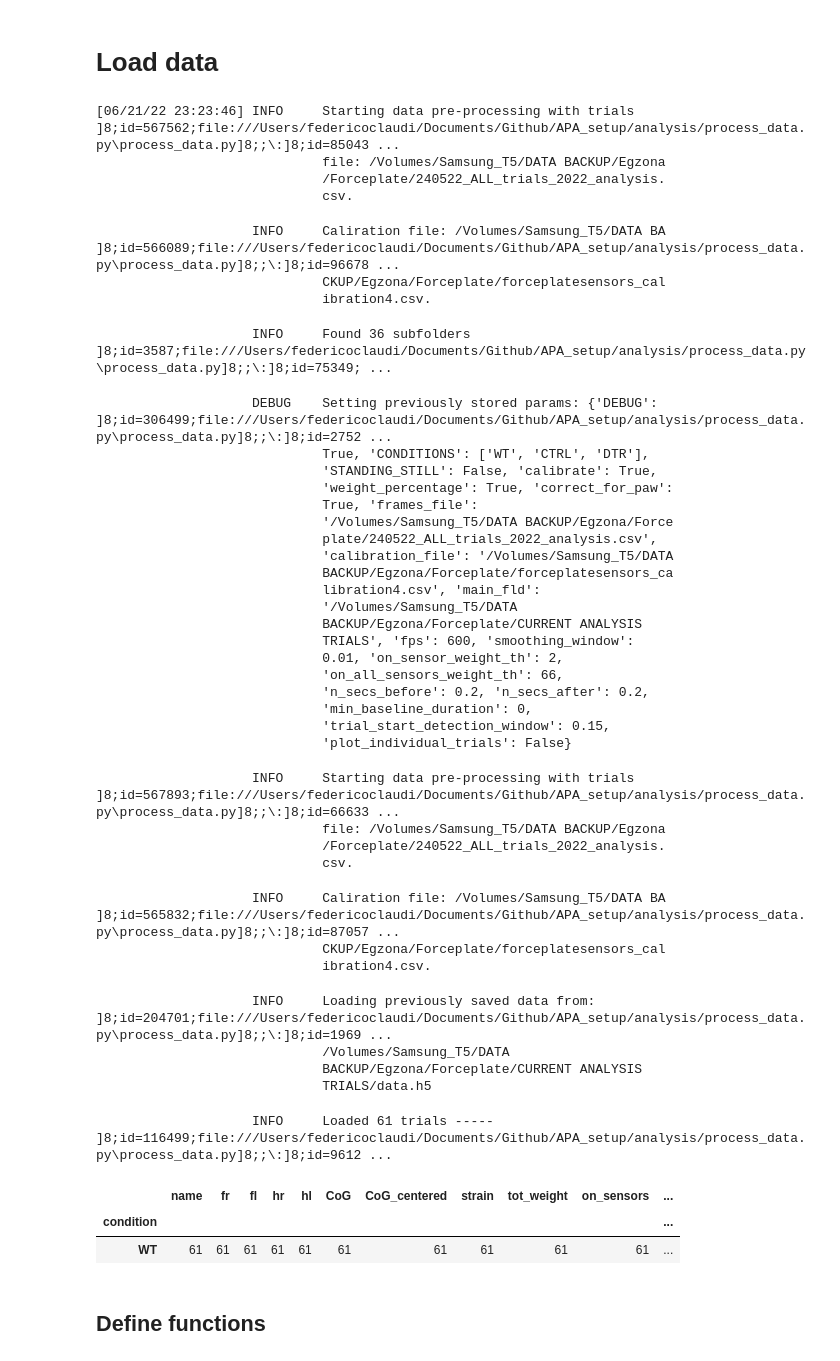
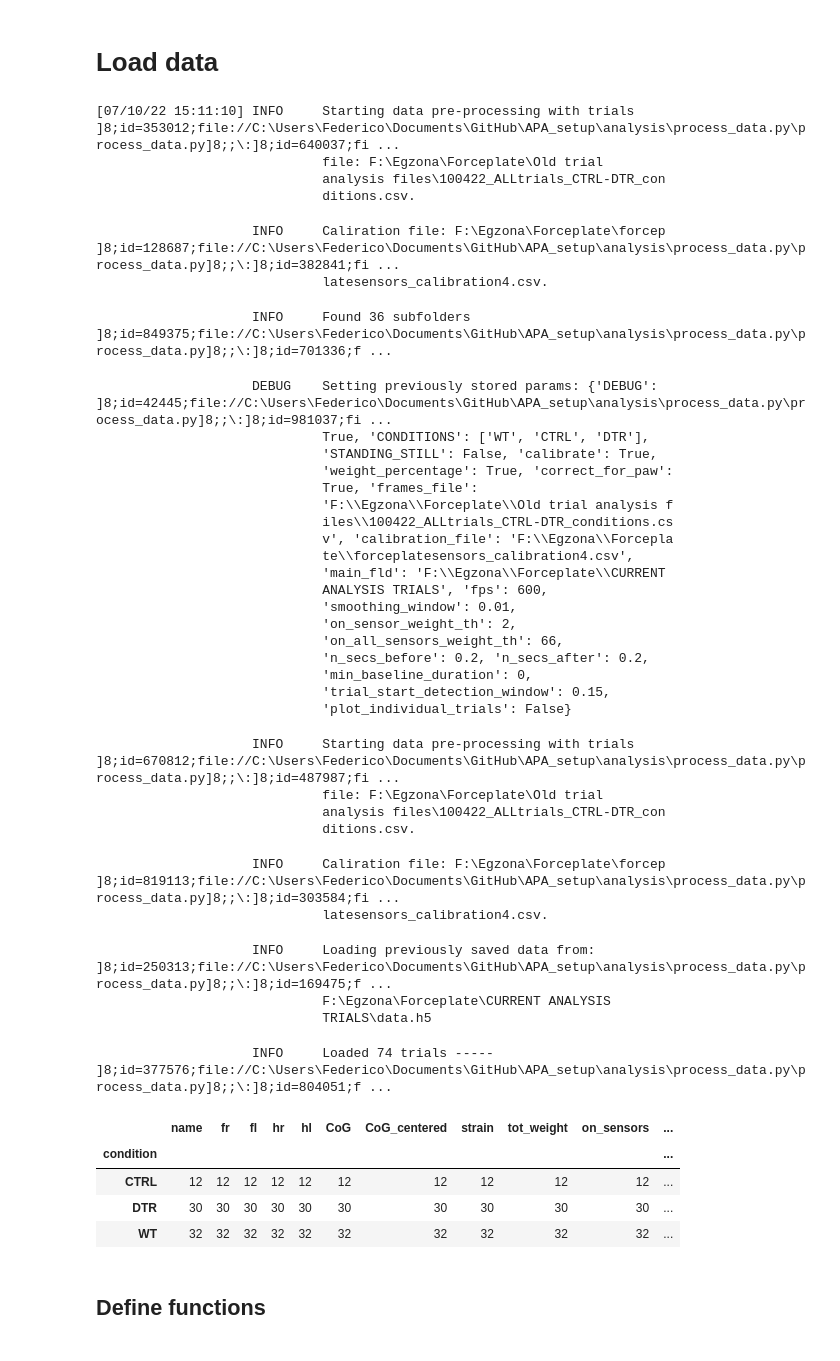
Before and after one commit to Egzona66/APA_setup, a Jupyter notebook: analysis/analysis_pca_stereotyped.ipynb, the cells around one changed output. Cells and saved outputs as stored; diff of their text form; code cells hidden in the pictures.

```diff
--- a/analysis/analysis_pca_stereotyped.ipynb
+++ b/analysis/analysis_pca_stereotyped.ipynb
@@ -12,7 +12,7 @@ import numpy as np
 import os
 from sklearn.decomposition import PCA
 from mpl_toolkits import mplot3d
-basepath = "/Users/federicoclaudi/Documents/Github/APA_setup"
+basepath = r"C:\Users\Federico\Documents\GitHub\APA_setup"
 os.chdir(basepath)
 
 sys.path.append("./")
@@ -20,64 +20,62 @@ sys.path.append(basepath)
 sys.path.append(os.path.join(basepath, "analysis"))
 
 
 from fcutils.plot.distributions import plot_kde
 from fcutils.plot.figure import clean_axes
 from analysis.process_data import DataProcessing
 from analysis.fixtures import colors, sensors
 from myterial import indigo, blue_grey_dark, salmon, cyan_dark
 
 data = DataProcessing.reload()
 
 WT = data.data.loc[data.data.condition == "WT"].reset_index()
 CTRL = data.data.loc[data.data.condition == "CTRL"].reset_index()
 DTR = data.data.loc[data.data.condition == "DTR"].reset_index()
 DTR_c57 = data.data.loc[(data.data.condition == "DTR")&(data.data.strain == "C57")].reset_index()
 DTR_vglut = data.data.loc[(data.data.condition == "DTR")&(data.data.strain == "VGLUT")].reset_index()
 
 data.data.groupby("condition").count()
 # %% [output]
-[06/21/22 23:23:46] INFO     Starting data pre-processing with trials     ]8;id=567562;file:///Users/federicoclaudi/Documents/Github/APA_setup/analysis/process_data.py\process_data.py]8;;\:]8;id=85043 ...
-                             file: /Volumes/Samsung_T5/DATA BACKUP/Egzona
-                             /Forceplate/240522_ALL_trials_2022_analysis.
-                             csv.
+[07/10/22 15:11:10] INFO     Starting data pre-processing with trials     ]8;id=353012;file://C:\Users\Federico\Documents\GitHub\APA_setup\analysis\process_data.py\process_data.py]8;;\:]8;id=640037;fi ...
+                             file: F:\Egzona\Forceplate\Old trial
+                             analysis files\100422_ALLtrials_CTRL-DTR_con
+                             ditions.csv.
-                    INFO     Caliration file: /Volumes/Samsung_T5/DATA BA ]8;id=566089;file:///Users/federicoclaudi/Documents/Github/APA_setup/analysis/process_data.py\process_data.py]8;;\:]8;id=96678 ...
-                             CKUP/Egzona/Forceplate/forceplatesensors_cal
-                             ibration4.csv.
+                    INFO     Caliration file: F:\Egzona\Forceplate\forcep ]8;id=128687;file://C:\Users\Federico\Documents\GitHub\APA_setup\analysis\process_data.py\process_data.py]8;;\:]8;id=382841;fi ...
+                             latesensors_calibration4.csv.
-                    INFO     Found 36 subfolders                           ]8;id=3587;file:///Users/federicoclaudi/Documents/Github/APA_setup/analysis/process_data.py\process_data.py]8;;\:]8;id=75349; ...
+                    INFO     Found 36 subfolders                           ]8;id=849375;file://C:\Users\Federico\Documents\GitHub\APA_setup\analysis\process_data.py\process_data.py]8;;\:]8;id=701336;f ...
-                    DEBUG    Setting previously stored params: {'DEBUG':   ]8;id=306499;file:///Users/federicoclaudi/Documents/Github/APA_setup/analysis/process_data.py\process_data.py]8;;\:]8;id=2752 ...
+                    DEBUG    Setting previously stored params: {'DEBUG':   ]8;id=42445;file://C:\Users\Federico\Documents\GitHub\APA_setup\analysis\process_data.py\process_data.py]8;;\:]8;id=981037;fi ...
                              True, 'CONDITIONS': ['WT', 'CTRL', 'DTR'],
                              'STANDING_STILL': False, 'calibrate': True,
                              'weight_percentage': True, 'correct_for_paw':
                              True, 'frames_file':
-                             '/Volumes/Samsung_T5/DATA BACKUP/Egzona/Force
-                             plate/240522_ALL_trials_2022_analysis.csv',
-                             'calibration_file': '/Volumes/Samsung_T5/DATA
-                             BACKUP/Egzona/Forceplate/forceplatesensors_ca
-                             libration4.csv', 'main_fld':
-                             '/Volumes/Samsung_T5/DATA
-                             BACKUP/Egzona/Forceplate/CURRENT ANALYSIS
-                             TRIALS', 'fps': 600, 'smoothing_window':
-                             0.01, 'on_sensor_weight_th': 2,
+                             'F:\\Egzona\\Forceplate\\Old trial analysis f
+                             iles\\100422_ALLtrials_CTRL-DTR_conditions.cs
+                             v', 'calibration_file': 'F:\\Egzona\\Forcepla
+                             te\\forceplatesensors_calibration4.csv',
+                             'main_fld': 'F:\\Egzona\\Forceplate\\CURRENT
+                             ANALYSIS TRIALS', 'fps': 600,
+                             'smoothing_window': 0.01,
+                             'on_sensor_weight_th': 2,
                              'on_all_sensors_weight_th': 66,
                              'n_secs_before': 0.2, 'n_secs_after': 0.2,
                              'min_baseline_duration': 0,
                              'trial_start_detection_window': 0.15,
                              'plot_individual_trials': False}
-                    INFO     Starting data pre-processing with trials     ]8;id=567893;file:///Users/federicoclaudi/Documents/Github/APA_setup/analysis/process_data.py\process_data.py]8;;\:]8;id=66633 ...
-                             file: /Volumes/Samsung_T5/DATA BACKUP/Egzona
-                             /Forceplate/240522_ALL_trials_2022_analysis.
-                             csv.
+                    INFO     Starting data pre-processing with trials     ]8;id=670812;file://C:\Users\Federico\Documents\GitHub\APA_setup\analysis\process_data.py\process_data.py]8;;\:]8;id=487987;fi ...
+                             file: F:\Egzona\Forceplate\Old trial
+                             analysis files\100422_ALLtrials_CTRL-DTR_con
+                             ditions.csv.
-                    INFO     Caliration file: /Volumes/Samsung_T5/DATA BA ]8;id=565832;file:///Users/federicoclaudi/Documents/Github/APA_setup/analysis/process_data.py\process_data.py]8;;\:]8;id=87057 ...
-                             CKUP/Egzona/Forceplate/forceplatesensors_cal
-                             ibration4.csv.
+                    INFO     Caliration file: F:\Egzona\Forceplate\forcep ]8;id=819113;file://C:\Users\Federico\Documents\GitHub\APA_setup\analysis\process_data.py\process_data.py]8;;\:]8;id=303584;fi ...
+                             latesensors_calibration4.csv.
-                    INFO     Loading previously saved data from:           ]8;id=204701;file:///Users/federicoclaudi/Documents/Github/APA_setup/analysis/process_data.py\process_data.py]8;;\:]8;id=1969 ...
-                             /Volumes/Samsung_T5/DATA
-                             BACKUP/Egzona/Forceplate/CURRENT ANALYSIS
-                             TRIALS/data.h5
+                    INFO     Loading previously saved data from:           ]8;id=250313;file://C:\Users\Federico\Documents\GitHub\APA_setup\analysis\process_data.py\process_data.py]8;;\:]8;id=169475;f ...
+                             F:\Egzona\Forceplate\CURRENT ANALYSIS
+                             TRIALS\data.h5
-                    INFO     Loaded 61 trials -----                        ]8;id=116499;file:///Users/federicoclaudi/Documents/Github/APA_setup/analysis/process_data.py\process_data.py]8;;\:]8;id=9612 ...
+                    INFO     Loaded 74 trials -----                        ]8;id=377576;file://C:\Users\Federico\Documents\GitHub\APA_setup\analysis\process_data.py\process_data.py]8;;\:]8;id=804051;f ...
 |  | name | fr | fl | hr | hl | CoG | CoG_centered | strain | tot_weight | on_sensors | ... |
 | condition |  |  |  |  |  |  |  |  |  |  | ... |
-| WT | 61 | 61 | 61 | 61 | 61 | 61 | 61 | 61 | 61 | 61 | ... |
+| CTRL | 12 | 12 | 12 | 12 | 12 | 12 | 12 | 12 | 12 | 12 | ... |
+| DTR | 30 | 30 | 30 | 30 | 30 | 30 | 30 | 30 | 30 | 30 | ... |
+| WT | 32 | 32 | 32 | 32 | 32 | 32 | 32 | 32 | 32 | 32 | ... |
 # %% [markdown]
 ## Define functions
 # %%
```
Also changed, not shown: parts of 7 cells of this notebook, 8 other files.
